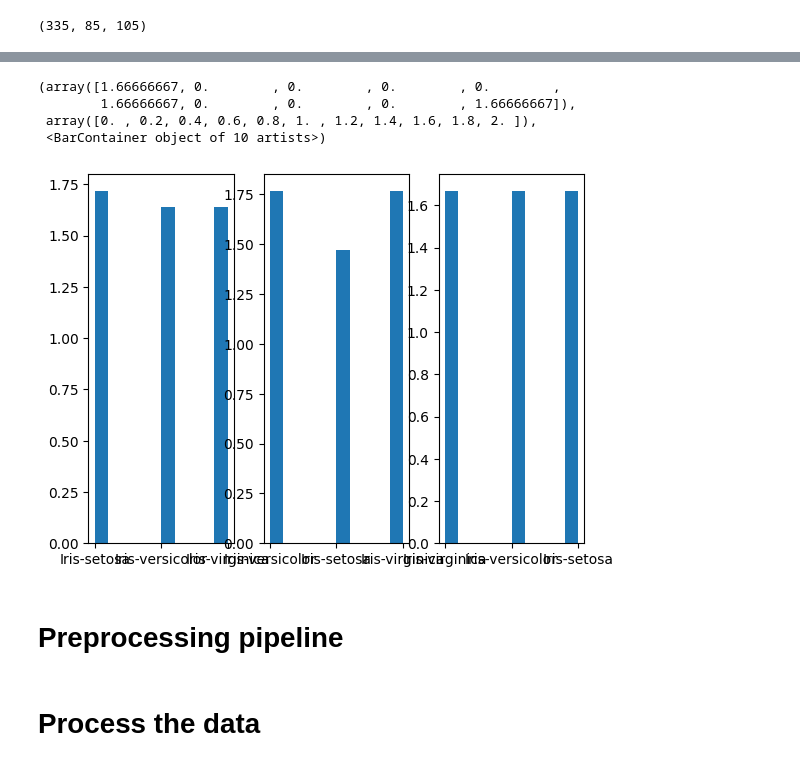
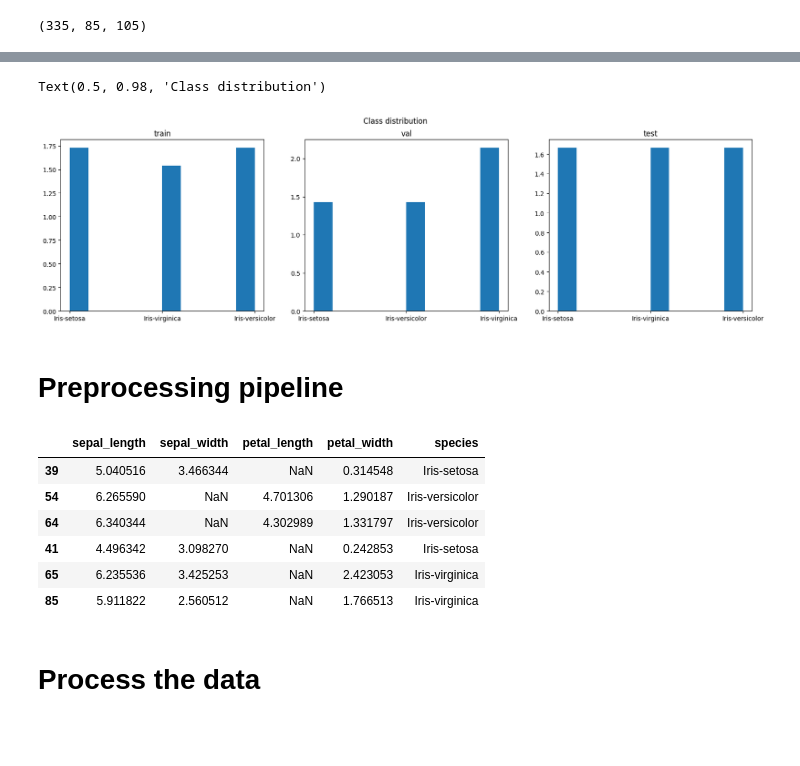
Before and after one commit to PashaIanko/Kaggle.Iris, a Jupyter notebook: 0_baseline_training.ipynb, the cells around one changed output, grey strips where cells are left out. Saved outputs shown, nothing was run; the diff lists cells and outputs as text; code cells hidden in the pictures; blank space fills up the shorter version.

```diff
--- a/0_baseline_training.ipynb
+++ b/0_baseline_training.ipynb
@@ -195,18 +215,20 @@ X_train, Y_train = X_Y(df_train)
 X_val, Y_val = X_Y(df_val)
 X_test, Y_test = X_Y(df_test)
 # %%
-_, ax = plt.subplots(1, 3)
-ax[0].hist(Y_train, label='train', density=True)
-ax[1].hist(Y_val, label='val', density=True)
-ax[2].hist(Y_test, label='test', density=True)
+fig, ax = plt.subplots(1, 3, figsize=(20, 5))
+_ = ax[0].hist(Y_train, label='train', density=True)
+ax[0].set_title('train')
 
-# ax.legend()
+_ = ax[1].hist(Y_val, label='val', density=True)
+ax[1].set_title('val')
+
+_ = ax[2].hist(Y_test, label='test', density=True)
+ax[2].set_title('test')
+
+fig.suptitle('Class distribution')
 # %% [output]
-(array([1.66666667, 0.        , 0.        , 0.        , 0.        ,
-        1.66666667, 0.        , 0.        , 0.        , 1.66666667]),
- array([0. , 0.2, 0.4, 0.6, 0.8, 1. , 1.2, 1.4, 1.6, 1.8, 2. ]),
- <BarContainer object of 10 artists>)
+Text(0.5, 0.98, 'Class distribution')
-[figure, old version]
+[figure, new version]
 # %% [markdown]
 # Preprocessing pipeline
 # %%
@@ -222,5 +248,19 @@ num_pipeline = make_pipeline(
     StandardScaler()
 )
+# %%
+has_nans_in_rows = df_train.apply(
+    lambda item: item.isna().sum() > 0,
+    axis=1
+)
+df_train.loc[has_nans_in_rows, :].head(10)
+# %% [output]
+|  | sepal_length | sepal_width | petal_length | petal_width | species |
+| 39 | 5.040516 | 3.466344 | NaN | 0.314548 | Iris-setosa |
+| 54 | 6.265590 | NaN | 4.701306 | 1.290187 | Iris-versicolor |
+| 64 | 6.340344 | NaN | 4.302989 | 1.331797 | Iris-versicolor |
+| 41 | 4.496342 | 3.098270 | NaN | 0.242853 | Iris-setosa |
+| 65 | 6.235536 | 3.425253 | NaN | 2.423053 | Iris-virginica |
+| 85 | 5.911822 | 2.560512 | NaN | 1.766513 | Iris-virginica |
 # %%
 preprocessor = ColumnTransformer(
     transformers=[
```
Also changed, not shown: parts of 30 cells of this notebook.
